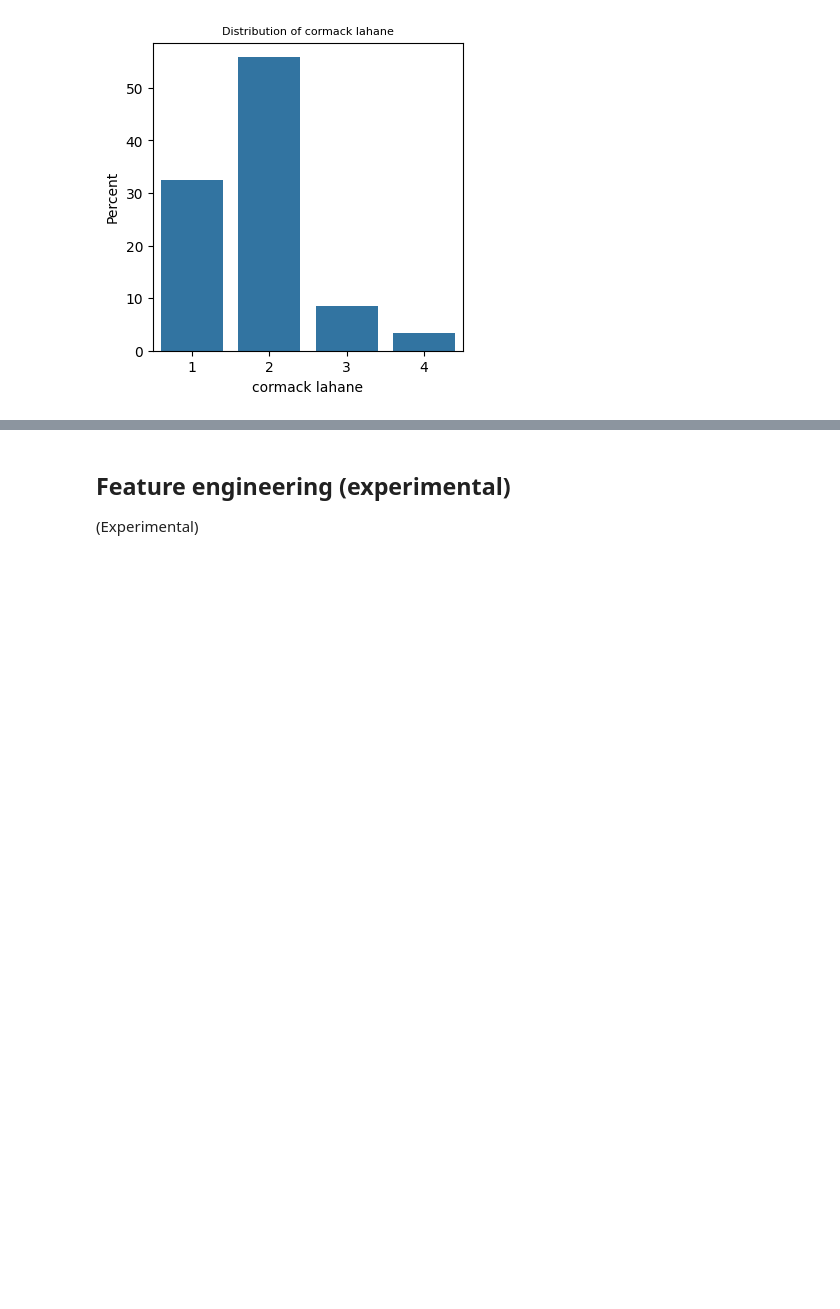
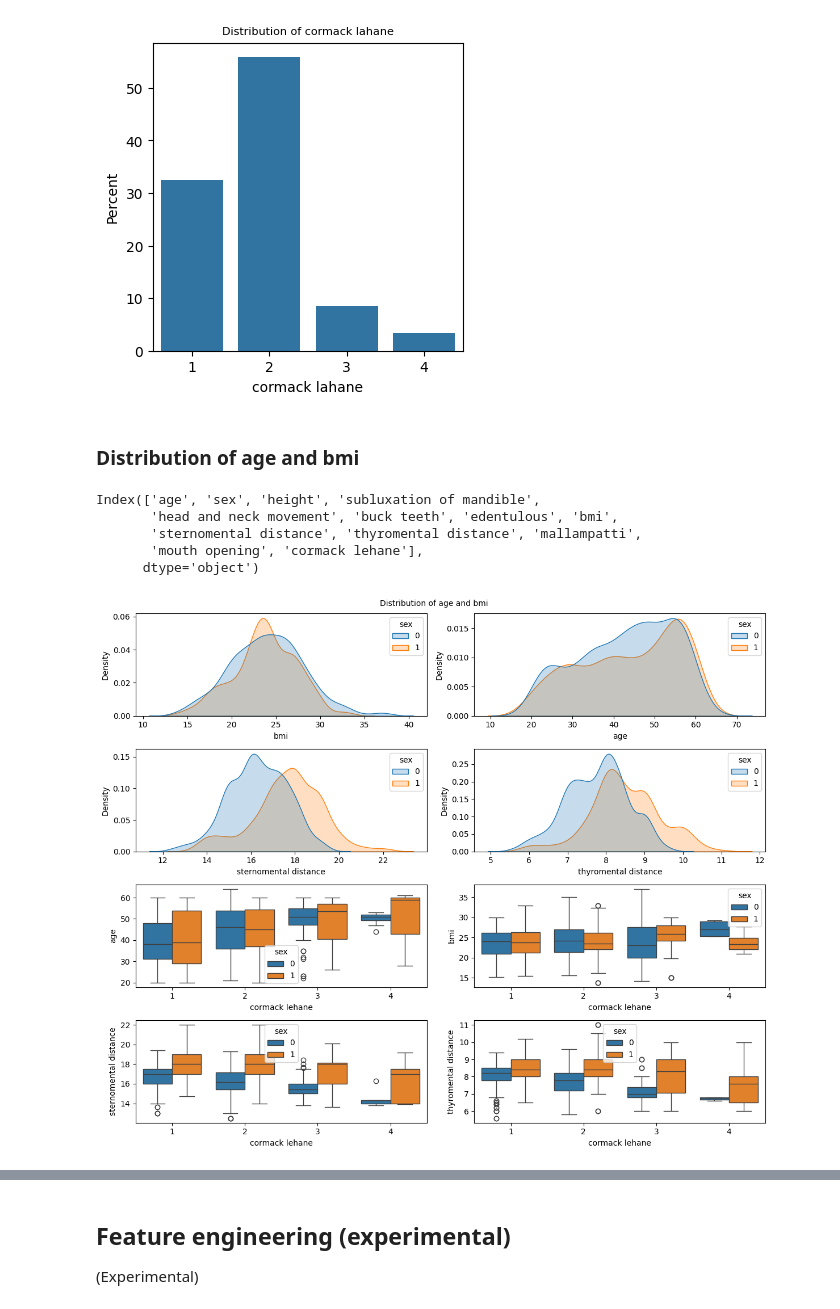
Before and after one commit to harnalashok/classification, a Jupyter notebook: airways.ipynb, the cells around one changed output, grey strips where cells are left out. Drawn from its saved outputs; the diff is of its cells as text; code cells hidden in the pictures; blank space fills up the shorter version.

```diff
--- a/airways.ipynb
+++ b/airways.ipynb
@@ -282,5 +295,30 @@ _=plt.ylabel('Percent')
 _=plt.show()
 # %% [output]
 [figure]
+# %% [markdown]
+### Distribution of age and bmi
+# %%
+df.columns
+# %% [output]
+Index(['age', 'sex', 'height', 'subluxation of mandible',
+       'head and neck movement', 'buck teeth', 'edentulous', 'bmi',
+       'sternomental distance', 'thyromental distance', 'mallampatti',
+       'mouth opening', 'cormack lehane'],
+      dtype='object')
+# %%
+fig, axs = plt.subplots(4,2, figsize=(12, 10))
+_=fig.suptitle('Distribution of age and bmi', fontsize=10)
+_=sns.kdeplot(data = df, x = "bmi", hue ='sex', ax =axs[0,0], fill=True)
+_=sns.kdeplot(data = df, x = "age" , hue = 'sex', ax =axs[0,1], fill = True)
+_=sns.kdeplot(data = df, x = "sternomental distance", hue ='sex', ax =axs[1,0], fill=True)
+_=sns.kdeplot(data = df, x = "thyromental distance" , hue = 'sex', ax =axs[1,1], fill = True)
+_=sns.boxplot(data=df, x="cormack lehane", y="age", hue="sex", ax=axs[2,0])
+_=sns.boxplot(data=df, x="cormack lehane", y="bmi", hue="sex", ax=axs[2,1])
+_=sns.boxplot(data=df, x="cormack lehane", y="sternomental distance", hue="sex", ax=axs[3,0])
+_=sns.boxplot(data=df, x="cormack lehane", y="thyromental distance", hue="sex", ax=axs[3,1])
+_=plt.tight_layout()
+_=plt.show()
+# %% [output]
+[figure, added]
 # %%
 df['cormack lehane'] = df['cormack lehane'].astype('category')
```
Also changed, not shown: parts of 22 cells of this notebook.
